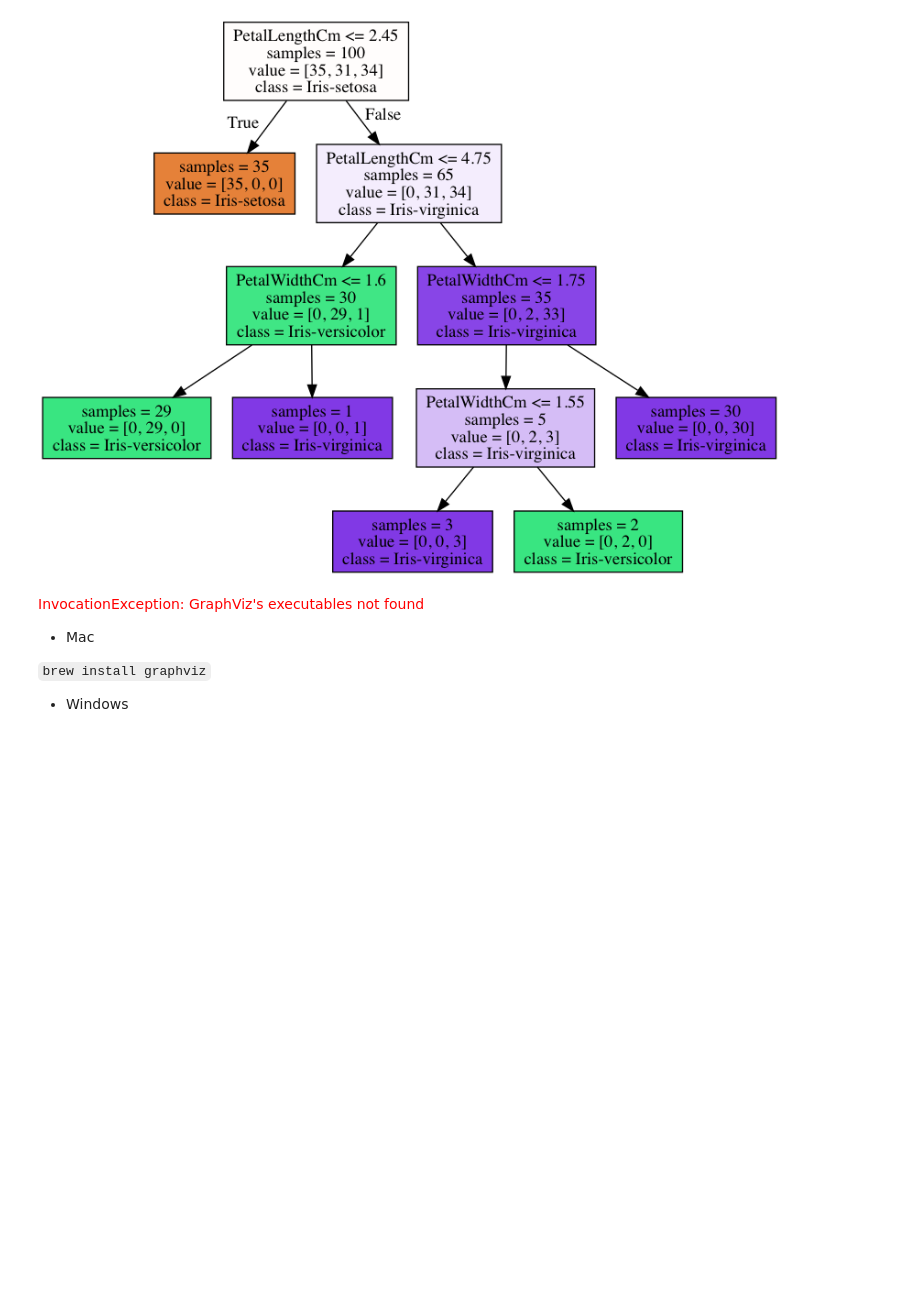
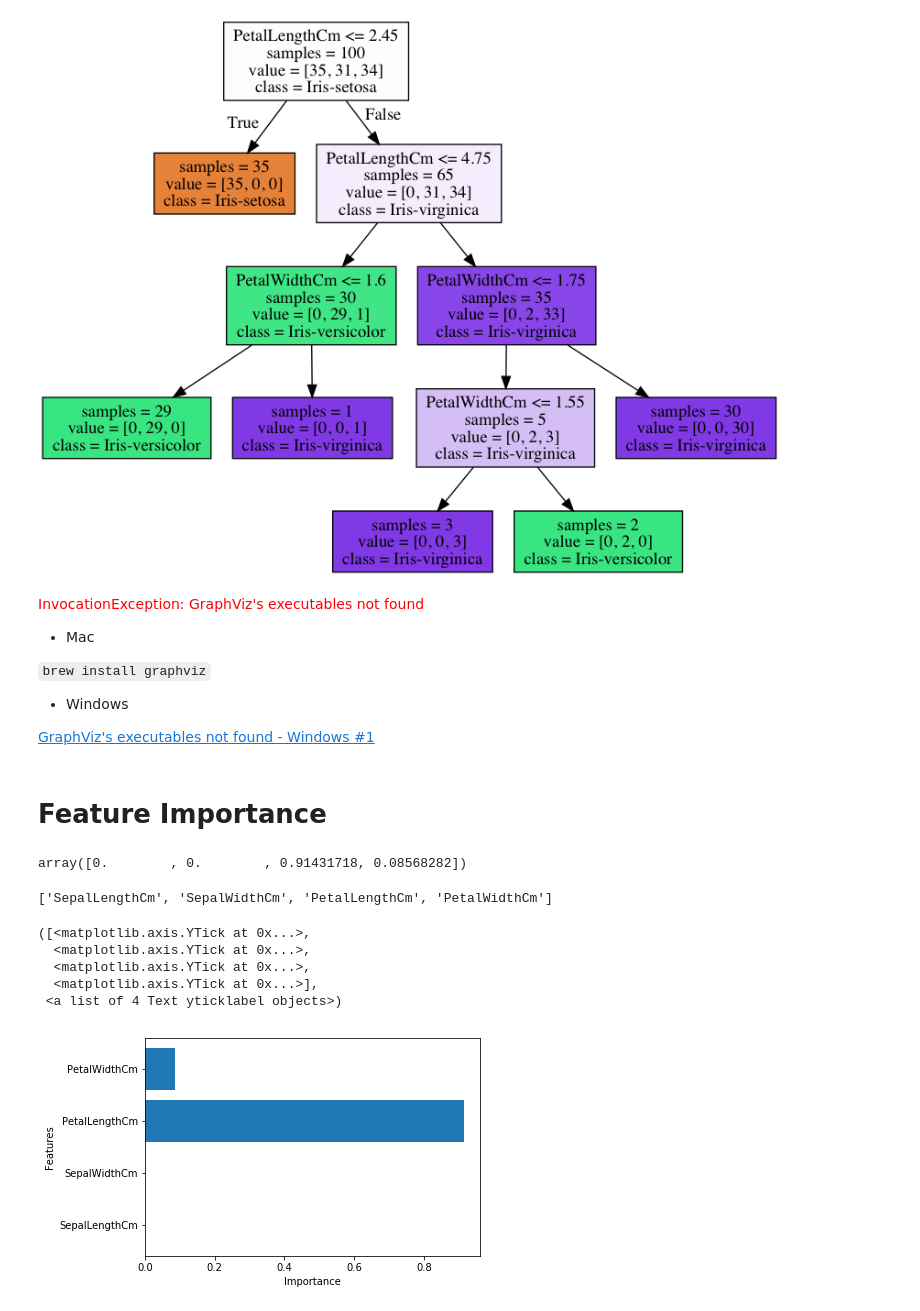
Before and after one commit to davidkorea/Iris_decision_tree, a Jupyter notebook: iris_dt.ipynb, the cells around one changed output. Saved outputs shown, nothing was run; the diff lists cells and outputs as text; code cells hidden in the pictures; blank space fills up the shorter version.

Commit message:
add feature importance plot

````diff
--- a/iris_dt.ipynb
+++ b/iris_dt.ipynb
@@ -94,3 +94,28 @@ Image(graph.create_png())
 
 ```brew install graphviz```
 - Windows
+
+[GraphViz's executables not found - Windows #1](https://github.com/davidkorea/Titanic/issues/1)
+# %% [markdown]
+# Feature Importance
+# %%
+dt_model.feature_importances_
+# %% [output]
+array([0.        , 0.        , 0.91431718, 0.08568282])
+# %%
+FEAT_COLS
+# %% [output]
+['SepalLengthCm', 'SepalWidthCm', 'PetalLengthCm', 'PetalWidthCm']
+# %%
+plt.figure()
+plt.barh(range(len(FEAT_COLS)),dt_model.feature_importances_)
+plt.xlabel('Importance')
+plt.ylabel('Features')
+plt.yticks(np.arange(len(FEAT_COLS)),FEAT_COLS)
+# %% [output]
+([<matplotlib.axis.YTick at 0x...>,
+  <matplotlib.axis.YTick at 0x...>,
+  <matplotlib.axis.YTick at 0x...>,
+  <matplotlib.axis.YTick at 0x...>],
+ <a list of 4 Text yticklabel objects>)
+[figure, added]
````
